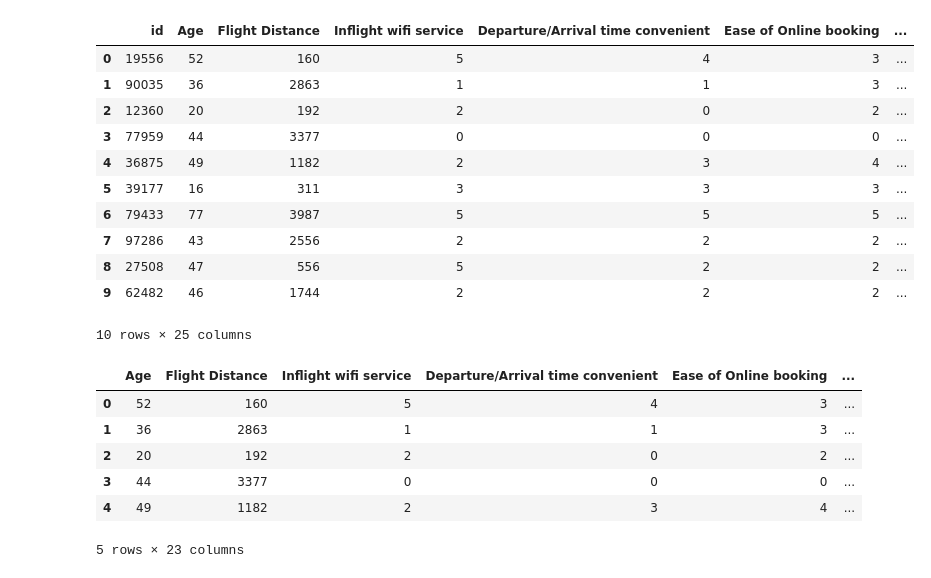
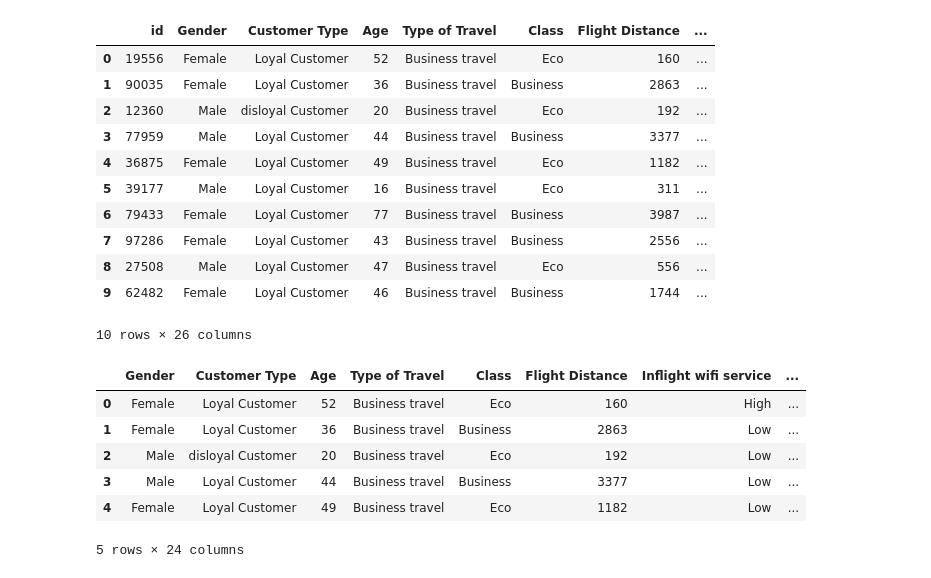
Before and after one commit to Afernan413/CS513_Project, a Jupyter notebook: CART.ipynb, the cells around one changed output. Saved outputs shown, nothing was run; the diff lists cells and outputs as text; code cells hidden in the pictures.

Commit message:
updated categorical data used, added visuals

```diff
--- a/CART.ipynb
+++ b/CART.ipynb
@@ -12,10 +15,37 @@ df.drop(columns=['Unnamed: 0'], inplace=True)
 df = df.dropna()
 ## #data preprocessing
 #convert categorical to numerical Gender,Customer Type, Type of Travel,Class
+#Feature engineering
 
-df = pd.get_dummies(df, columns=['Gender', 'Customer Type', 'Type of Travel', 'Class'], drop_first=True)
+#Total delay rather than
+df['Total Delay'] = df['Departure Delay in Minutes'] + df['Arrival Delay in Minutes']
 
-print(df[df.isna().any(axis=1)]) # shows NaN values in data frame if it exists
+#Turns delay into a categorical feature
+def bucket_total_delay(minutes):
+    if minutes <= 15:
+        return 'On Time'
+    elif minutes <= 60:
+        return 'Small Delay'
+    else:
+        return 'Big Delay'
+
+# Apply the function to create a new feature
+df['Delay Category'] = df['Total Delay'].apply(bucket_total_delay)
+
+def bucket_rating(x):
+    if x <= 2:
+        return 'Low'
+    elif x == 3:
+        return 'Medium'
+    else:
+        return 'High'
+
+rating_columns = [ 'Inflight wifi service','Food and drink', 'Seat comfort',
+                  'Inflight entertainment', 'On-board service', 'Leg room service',
+                  'Baggage handling', 'Checkin service', 'Cleanliness', 'Online boarding']
+
+for col in rating_columns:
+    df[col] = df[col].apply(bucket_rating)
 
 print(df.describe())
 df.head(10)
@@ -40,26 +70,26 @@ max                   1128.000000               1115.000000
-|  | id | Age | Flight Distance | Inflight wifi service | Departure/Arrival time convenient | Ease of Online booking | ... |
-| 0 | 19556 | 52 | 160 | 5 | 4 | 3 | ... |
-| 1 | 90035 | 36 | 2863 | 1 | 1 | 3 | ... |
-| 2 | 12360 | 20 | 192 | 2 | 0 | 2 | ... |
-| 3 | 77959 | 44 | 3377 | 0 | 0 | 0 | ... |
-| 4 | 36875 | 49 | 1182 | 2 | 3 | 4 | ... |
-| 5 | 39177 | 16 | 311 | 3 | 3 | 3 | ... |
-| 6 | 79433 | 77 | 3987 | 5 | 5 | 5 | ... |
-| 7 | 97286 | 43 | 2556 | 2 | 2 | 2 | ... |
-| 8 | 27508 | 47 | 556 | 5 | 2 | 2 | ... |
-| 9 | 62482 | 46 | 1744 | 2 | 2 | 2 | ... |
+|  | id | Gender | Customer Type | Age | Type of Travel | Class | Flight Distance | ... |
+| 0 | 19556 | Female | Loyal Customer | 52 | Business travel | Eco | 160 | ... |
+| 1 | 90035 | Female | Loyal Customer | 36 | Business travel | Business | 2863 | ... |
+| 2 | 12360 | Male | disloyal Customer | 20 | Business travel | Eco | 192 | ... |
+| 3 | 77959 | Male | Loyal Customer | 44 | Business travel | Business | 3377 | ... |
+| 4 | 36875 | Female | Loyal Customer | 49 | Business travel | Eco | 1182 | ... |
+| 5 | 39177 | Male | Loyal Customer | 16 | Business travel | Eco | 311 | ... |
+| 6 | 79433 | Female | Loyal Customer | 77 | Business travel | Business | 3987 | ... |
+| 7 | 97286 | Female | Loyal Customer | 43 | Business travel | Business | 2556 | ... |
+| 8 | 27508 | Male | Loyal Customer | 47 | Business travel | Eco | 556 | ... |
+| 9 | 62482 | Female | Loyal Customer | 46 | Business travel | Business | 1744 | ... |
-10 rows × 25 columns
+10 rows × 26 columns
 # %%
-attr = df.drop(columns = ['satisfaction', 'id'])
+attr = df.drop(columns=['satisfaction', 'id'])
 target = df['satisfaction']
 attr.head()
 #target.head()
 # %% [output]
-|  | Age | Flight Distance | Inflight wifi service | Departure/Arrival time convenient | Ease of Online booking | ... |
-| 0 | 52 | 160 | 5 | 4 | 3 | ... |
-| 1 | 36 | 2863 | 1 | 1 | 3 | ... |
-| 2 | 20 | 192 | 2 | 0 | 2 | ... |
-| 3 | 44 | 3377 | 0 | 0 | 0 | ... |
-| 4 | 49 | 1182 | 2 | 3 | 4 | ... |
+|  | Gender | Customer Type | Age | Type of Travel | Class | Flight Distance | Inflight wifi service | ... |
+| 0 | Female | Loyal Customer | 52 | Business travel | Eco | 160 | High | ... |
+| 1 | Female | Loyal Customer | 36 | Business travel | Business | 2863 | Low | ... |
+| 2 | Male | disloyal Customer | 20 | Business travel | Eco | 192 | Low | ... |
+| 3 | Male | Loyal Customer | 44 | Business travel | Business | 3377 | Low | ... |
+| 4 | Female | Loyal Customer | 49 | Business travel | Eco | 1182 | Low | ... |
-5 rows × 23 columns
+5 rows × 24 columns
 # %%
```
Also changed, not shown: parts of 7 cells of this notebook, 1 other file.
